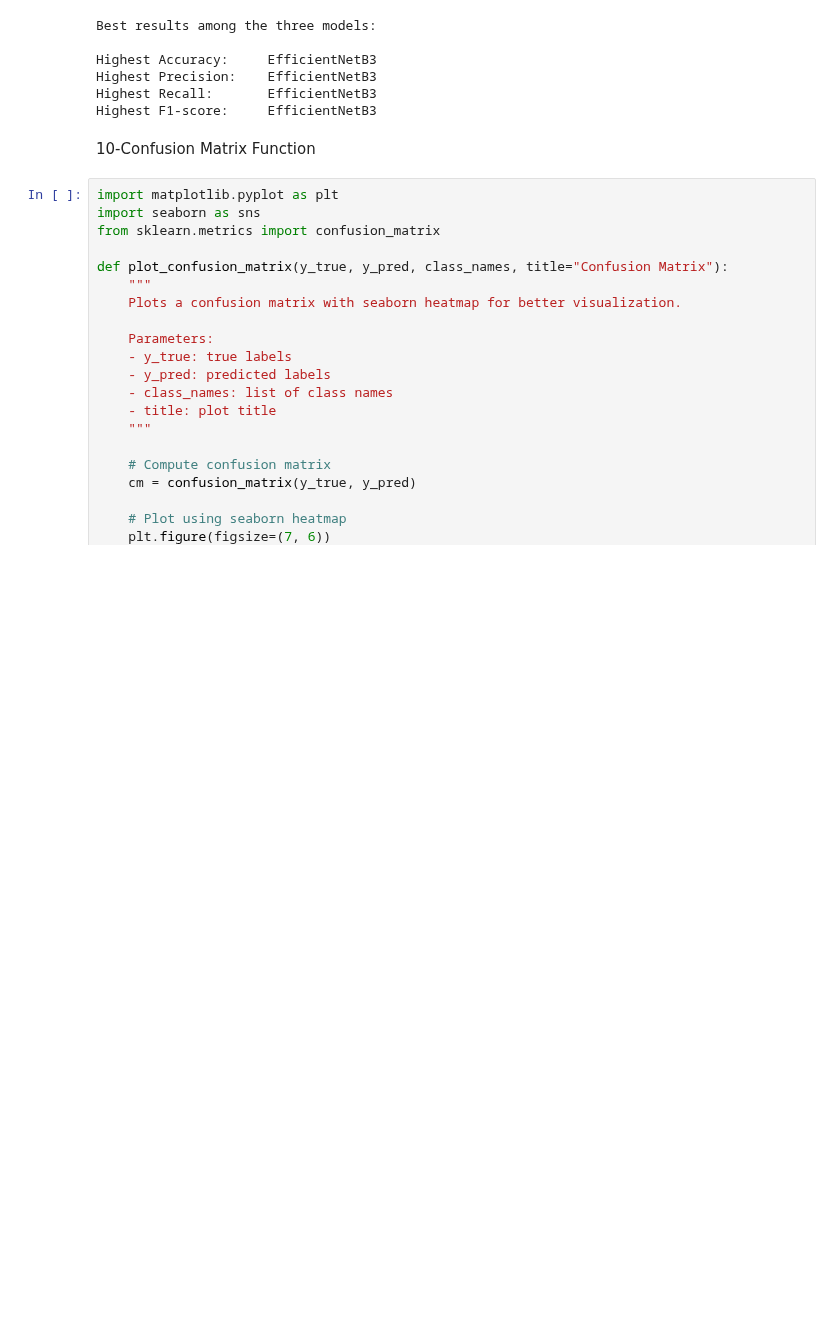
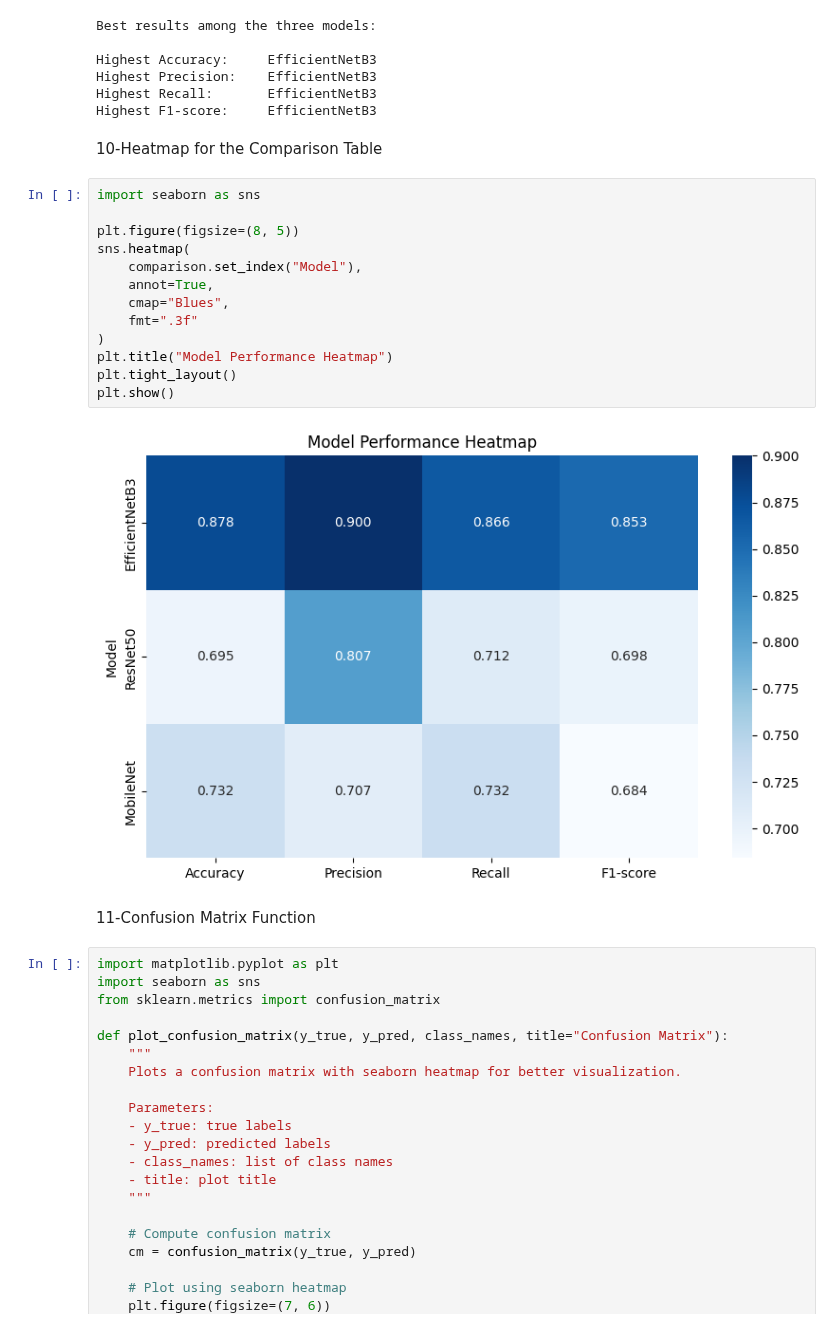
Before and after one commit to alberehap/plant-disease-classification, a Jupyter notebook: Evaluation.ipynb, the cells around one changed output. Saved outputs shown, nothing was run; the diff lists cells and outputs as text; blank space fills up the shorter version.

```diff
--- a/Evaluation.ipynb
+++ b/Evaluation.ipynb
@@ -122,8 +122,25 @@ Highest Accuracy:     EfficientNetB3
 Highest Precision:    EfficientNetB3
 Highest Recall:       EfficientNetB3
 Highest F1-score:     EfficientNetB3
+# %% [markdown]
+10-Heatmap for the Comparison Table
+# %%
+import seaborn as sns
+
+plt.figure(figsize=(8, 5))
+sns.heatmap(
+    comparison.set_index("Model"),
+    annot=True,
+    cmap="Blues",
+    fmt=".3f"
+)
+plt.title("Model Performance Heatmap")
+plt.tight_layout()
+plt.show()
+# %% [output]
+[figure, added]
 # %% [markdown]
-10-Confusion Matrix Function
+11-Confusion Matrix Function
 # %%
 import matplotlib.pyplot as plt
 import seaborn as sns
```
Also changed, not shown: parts of 3 cells of this notebook.
